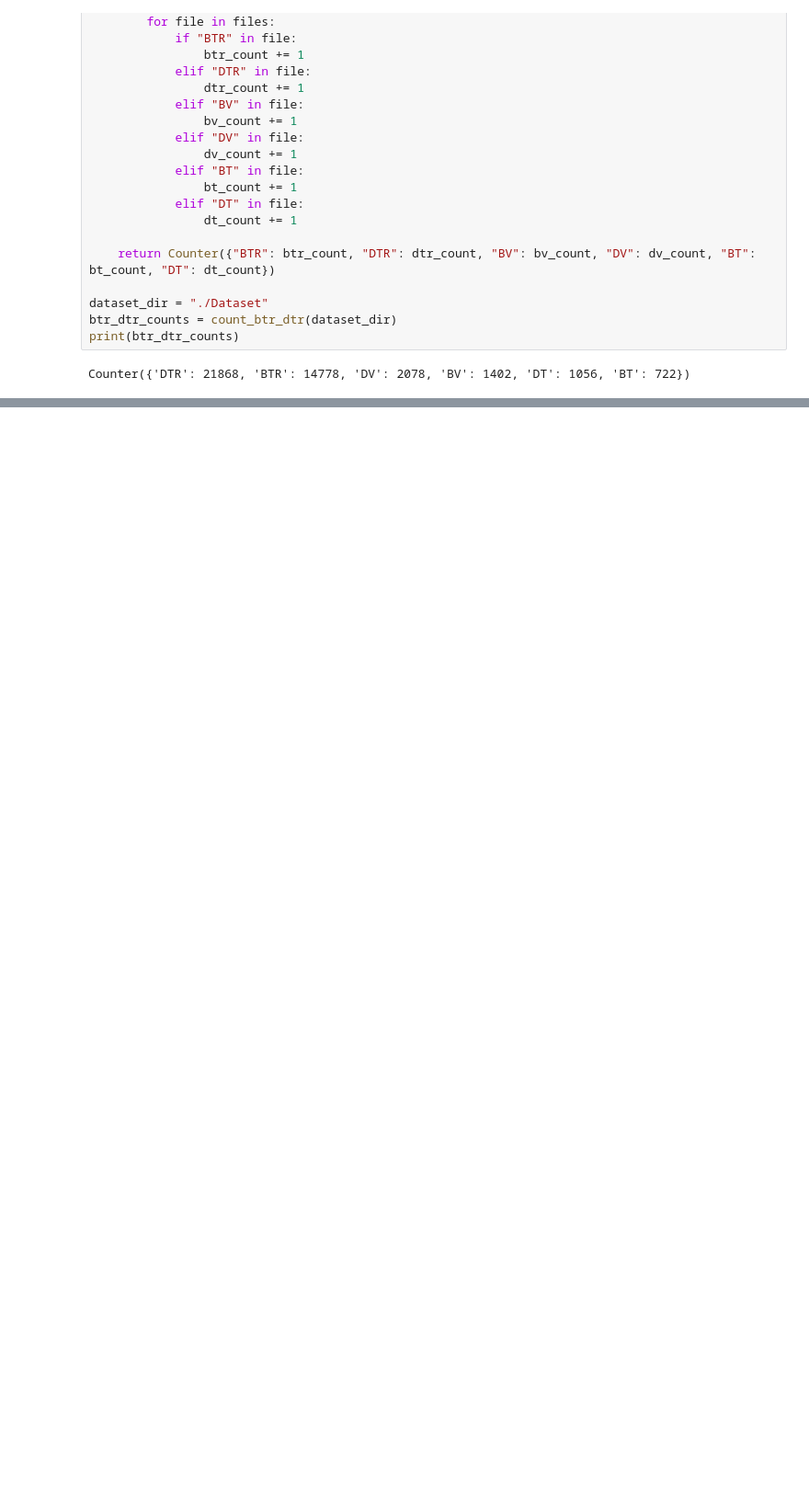
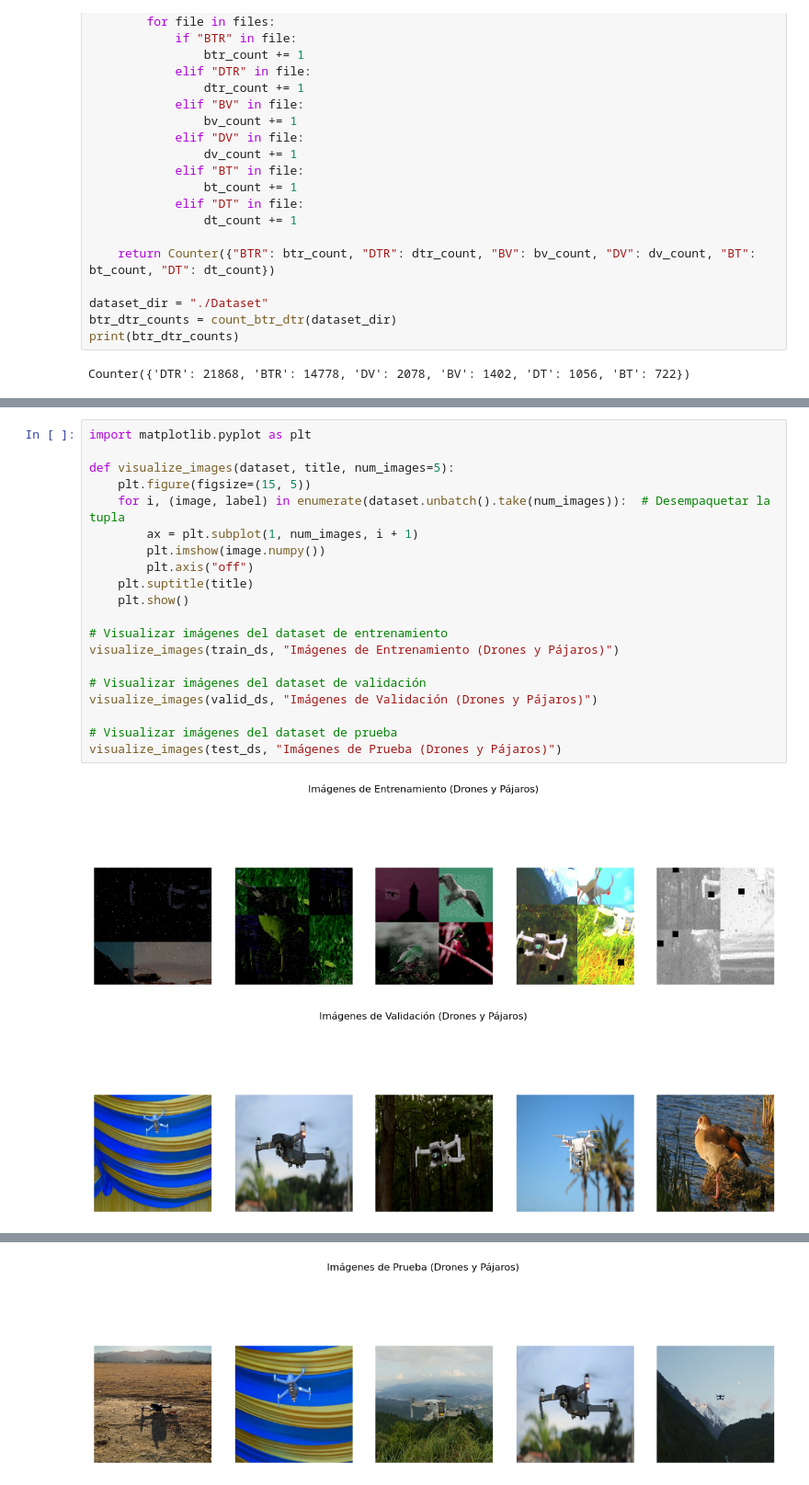
Before and after one commit to FelicianoRN01/PIA, a Jupyter notebook: Practica_CNN/Practica_CNN.ipynb, the cells around one changed output, grey strips where cells are left out. Shown at 92% size. Cells and saved outputs as stored; diff of their text form; blank space fills up the shorter version.

```diff
--- a/Practica_CNN/Practica_CNN.ipynb
+++ b/Practica_CNN/Practica_CNN.ipynb
@@ -82,0 +115,23 @@ Counter({'DTR': 21868, 'BTR': 14778, 'DV': 2078, 'BV': 1402, 'DT': 1056, 'BT': 7
+# %%
+import matplotlib.pyplot as plt
+
+def visualize_images(dataset, title, num_images=5):
+    plt.figure(figsize=(15, 5))
+    for i, (image, label) in enumerate(dataset.unbatch().take(num_images)):  # Desempaquetar la tupla
+        ax = plt.subplot(1, num_images, i + 1)
+        plt.imshow(image.numpy())
+        plt.axis("off")
+    plt.suptitle(title)
+    plt.show()
+
+# Visualizar imágenes del dataset de entrenamiento
+visualize_images(train_ds, "Imágenes de Entrenamiento (Drones y Pájaros)")
+
+# Visualizar imágenes del dataset de validación
+visualize_images(valid_ds, "Imágenes de Validación (Drones y Pájaros)")
+
+# Visualizar imágenes del dataset de prueba
+visualize_images(test_ds, "Imágenes de Prueba (Drones y Pájaros)")
+# %% [output]
+[figure, added]
+[figure, added]
@@ -82,0 +139 @@ Counter({'DTR': 21868, 'BTR': 14778, 'DV': 2078, 'BV': 1402, 'DT': 1056, 'BT': 7
+[figure, added]
```
Also changed, not shown: parts of 18 cells of this notebook.
